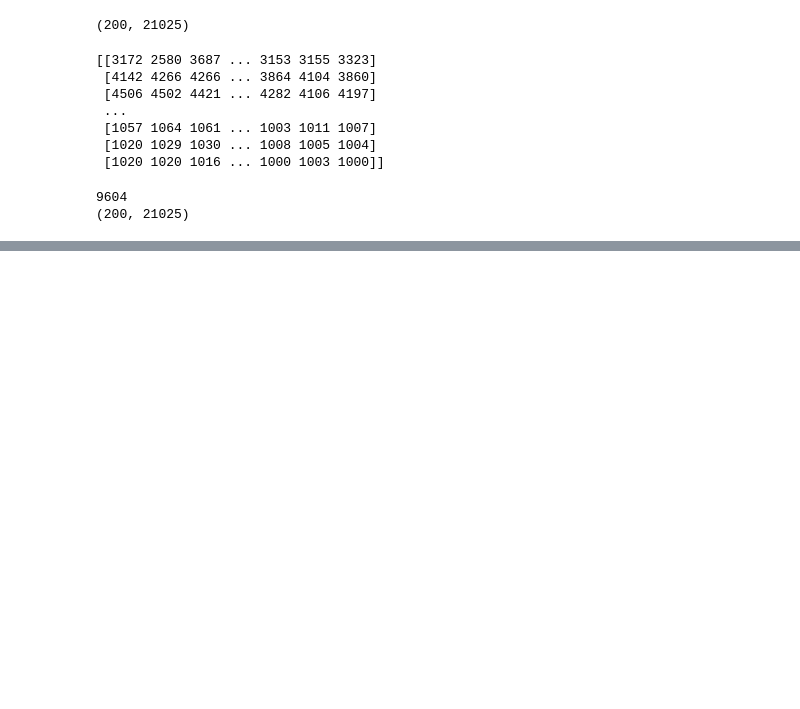
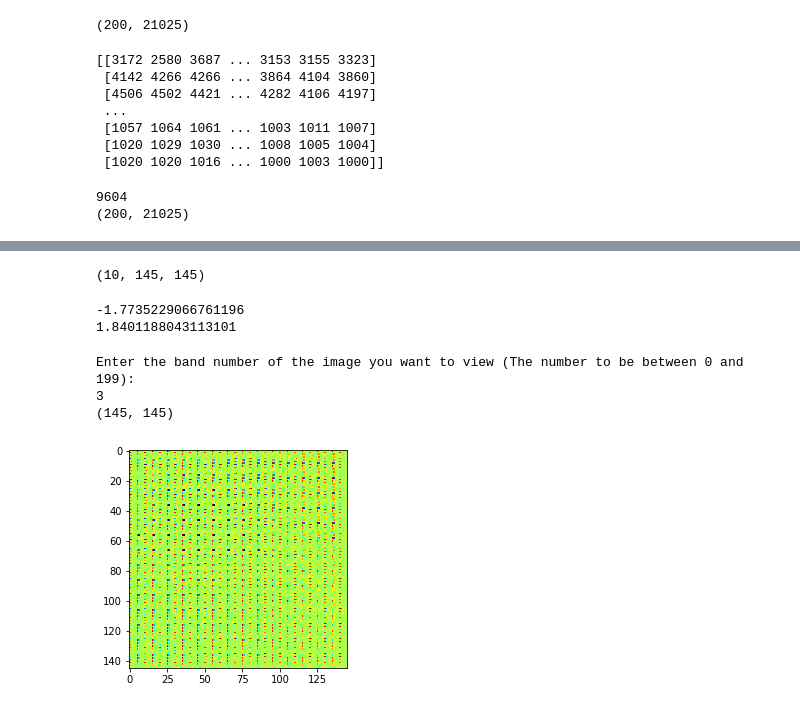
Before and after one commit to LipeBuiles/Hyperspectral-Remote-Sensing-Scenes, a Jupyter notebook: Hyperspectral_Remote_Sensing_Scenes.ipynb, the cells around one changed output, grey strips where cells are left out. Cells and saved outputs as stored; diff of their text form; code cells hidden in the pictures; blank space fills up the shorter version.

```diff
--- a/Hyperspectral_Remote_Sensing_Scenes.ipynb
+++ b/Hyperspectral_Remote_Sensing_Scenes.ipynb
@@ -162,6 +161,7 @@ array_expand_scaled = array_expand / valor_maximo
 # %%
 print(valor_maximo)
 print(array_expand_scaled.shape)
+array_expand_scaled = array_expand_scaled.transpose((1, 0))
 # %% [output]
 9604
 (200, 21025)
@@ -181,0 +178,7 @@ array_pca = pca.fit_transform(array_expand_scaled)
+# %%
+num_com = 10
+pca = PCA(n_components = num_com, whiten=False)
+array_pca = pca.fit(array_expand_scaled)
+array_pca = pca.transform(array_expand_scaled)
+print("original shape:   ", array_expand_scaled.shape)
+print("transformed shape:",  array_pca.shape)
@@ -202,0 +218,2 @@ PCA(copy=True, iterated_power='auto', n_components=15, random_state=None,
+# %%
+b = np.reshape(array_pca, (10, 145, 145))
@@ -202,0 +240,4 @@ PCA(copy=True, iterated_power='auto', n_components=15, random_state=None,
+# %%
+print(b.shape)
+# %% [output]
+(10, 145, 145)
@@ -202,0 +247,17 @@ PCA(copy=True, iterated_power='auto', n_components=15, random_state=None,
+# %%
+print(c)
+print(d)
+# %% [output]
+-1.7735229066761196
+1.8401188043113101
+# %%
+print('Enter the band number of the image you want to view (The number to be between 0 and 199): ')
+count = int(input())
+one_band = b[count, :, :]
+plt.imshow(one_band, cmap = "jet", interpolation='nearest')
+print(one_band.shape)
+# %% [output]
+Enter the band number of the image you want to view (The number to be between 0 and 199):
+3
+(145, 145)
+[figure, added]
```
Also changed, not shown: parts of 10 cells of this notebook.
